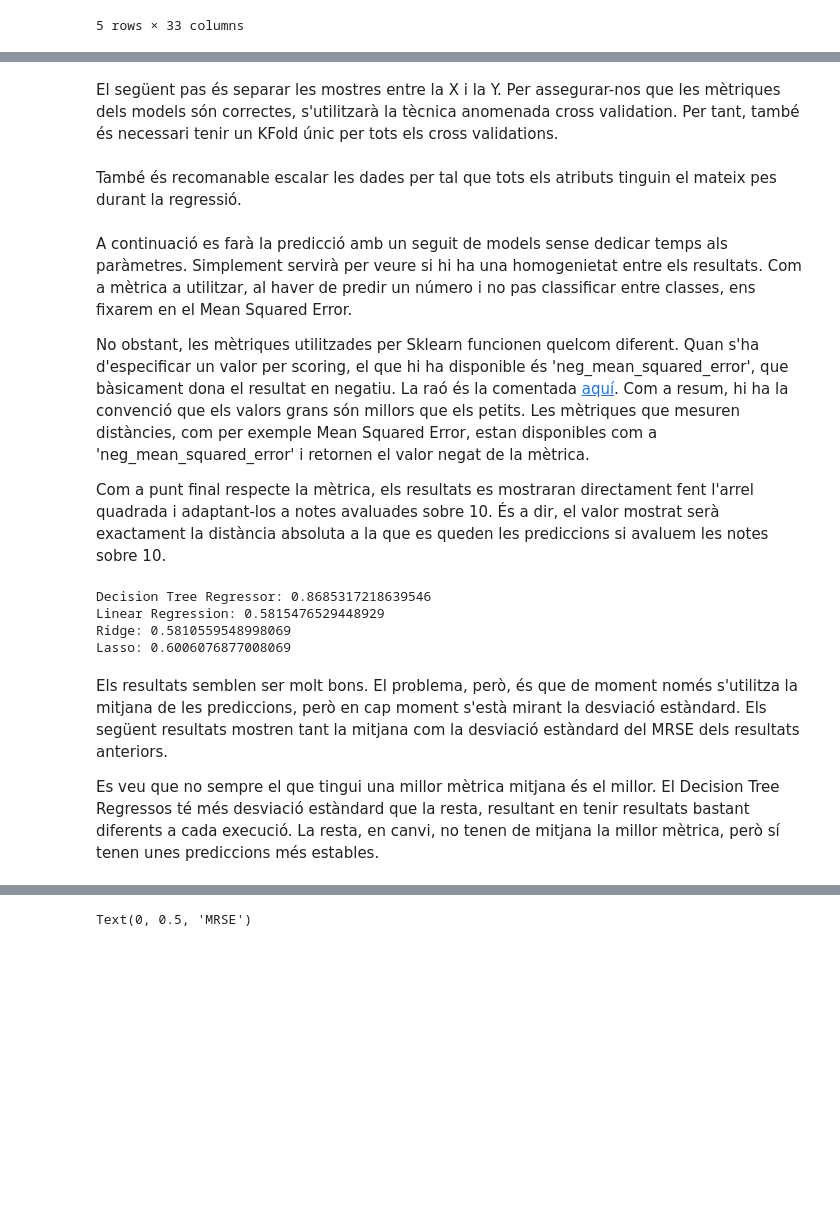
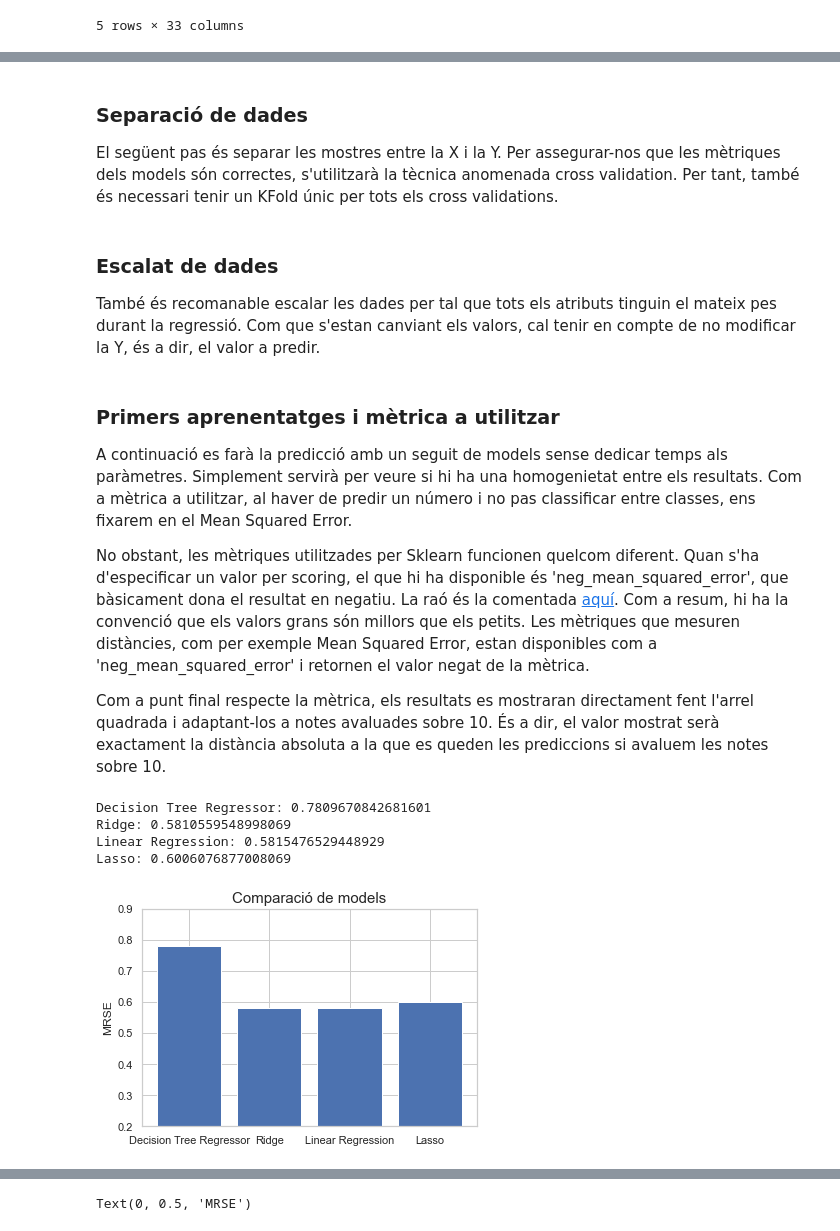
Before and after one commit to marti1999/APC-Cas-Kaggle, a Jupyter notebook: notebook.ipynb, the cells around one changed output, grey strips where cells are left out. Saved outputs shown, nothing was run; the diff lists cells and outputs as text; code cells hidden in the pictures; blank space fills up the shorter version.

```diff
--- a/notebook.ipynb
+++ b/notebook.ipynb
@@ -221,6 +223,7 @@ def deleteRowsByIndex(df, indexs):
 db.loc[detect_outliers(db,["age","Dalc","Walc","absences"], 0)]
 db = deleteRowsByIndex(db, detect_outliers(db,["age","Dalc","Walc","absences"], 0))
 # %% [markdown]
+### Separació de dades
 El següent pas és separar les mostres entre la X i la Y. Per assegurar-nos que les mètriques dels models són correctes, s'utilitzarà la tècnica anomenada cross validation. Per tant, també és necessari tenir un KFold únic per tots els cross validations.
 # %%
 from sklearn.model_selection import train_test_split
@@ -229,7 +232,8 @@ y = db['G3']
 x = db.drop(columns='G3')
 kf = KFold(n_splits=5, random_state=0, shuffle=True)
 # %% [markdown]
-També és recomanable escalar les dades per tal que tots els atributs tinguin el mateix pes durant la regressió.
+### Escalat de dades
+També és recomanable escalar les dades per tal que tots els atributs tinguin el mateix pes durant la regressió. Com que s'estan canviant els valors, cal tenir en compte de no modificar la Y, és a dir, el valor a predir.
 # %%
 from sklearn.preprocessing import MinMaxScaler
 from sklearn.preprocessing import StandardScaler
@@ -238,6 +242,7 @@ scaler = MinMaxScaler().fit(x)
 scaler = StandardScaler().fit(x)
 # x = pd.DataFrame(scaler.transform(x), index=x.index, columns=x.columns)
 # %% [markdown]
+### Primers aprenentatges i mètrica a utilitzar
 A continuació es farà la predicció amb un seguit de models sense dedicar temps als paràmetres. Simplement servirà per veure si hi ha una homogenietat entre els resultats. Com a mètrica a utilitzar, al haver de predir un número i no pas classificar entre classes, ens fixarem en el Mean Squared Error.
 
 No obstant, les mètriques utilitzades per Sklearn funcionen quelcom diferent. Quan s'ha d'especificar un valor per scoring, el que hi ha disponible és 'neg_mean_squared_error', que bàsicament dona el resultat en negatiu.
@@ -247,27 +252,33 @@ Com a punt final respecte la mètrica, els resultats es mostraran directament fe
 # %%
 from sklearn.tree import DecisionTreeRegressor
 from sklearn.linear_model import LinearRegression, Lasso
 from sklearn.linear_model import Ridge
 
 from sklearn.model_selection import cross_val_score
 
-names = ['Decision Tree Regressor', 'Linear Regression', 'Ridge', 'Lasso']
+names = ['Decision Tree Regressor','Ridge', 'Linear Regression',  'Lasso']
 
-clf_list = [DecisionTreeRegressor(random_state=1),
+clf_list = [DecisionTreeRegressor(random_state=0),
+            Ridge(),
             LinearRegression(),
-            Ridge(),
             Lasso()]
 
+scores = []
 for name, clf in zip(names, clf_list):
     print(name, end=': ')
     print(abs(cross_val_score(clf, x, y, cv=kf, scoring='neg_root_mean_squared_error').mean()/2))
+    scores.append(abs(cross_val_score(clf, x, y, cv=kf, scoring='neg_root_mean_squared_error').mean()/2))
+
+x_pos = [i for i, _ in enumerate (names)]
+plt.bar(x_pos, scores)
+plt.ylabel('MRSE')
+plt.title('Comparació de models', fontsize=15)
+plt.xticks(x_pos, names)
+plt.ylim([0.2, 0.9])
+plt.show()
 # %% [output]
-Decision Tree Regressor: 0.8685317218639546
+Decision Tree Regressor: 0.7809670842681601
+Ridge: 0.5810559548998069
 Linear Regression: 0.5815476529448929
-Ridge: 0.5810559548998069
 Lasso: 0.6006076877008069
+[figure, added]
-# %% [markdown]
-Els resultats semblen ser molt bons. El problema, però, és que de moment només s'utilitza la mitjana de les prediccions, però en cap moment s'està mirant la desviació estàndard.
-Els següent resultats mostren tant la mitjana com la desviació estàndard del MRSE dels resultats anteriors.
-
-Es veu que no sempre el que tingui una millor mètrica mitjana és el millor. El Decision Tree Regressos té més desviació estàndard que la resta, resultant en tenir resultats bastant diferents a cada execució. La resta, en canvi, no tenen de mitjana la millor mètrica, però sí tenen unes prediccions més estables.
```
Also changed, not shown: parts of 13 cells of this notebook.
